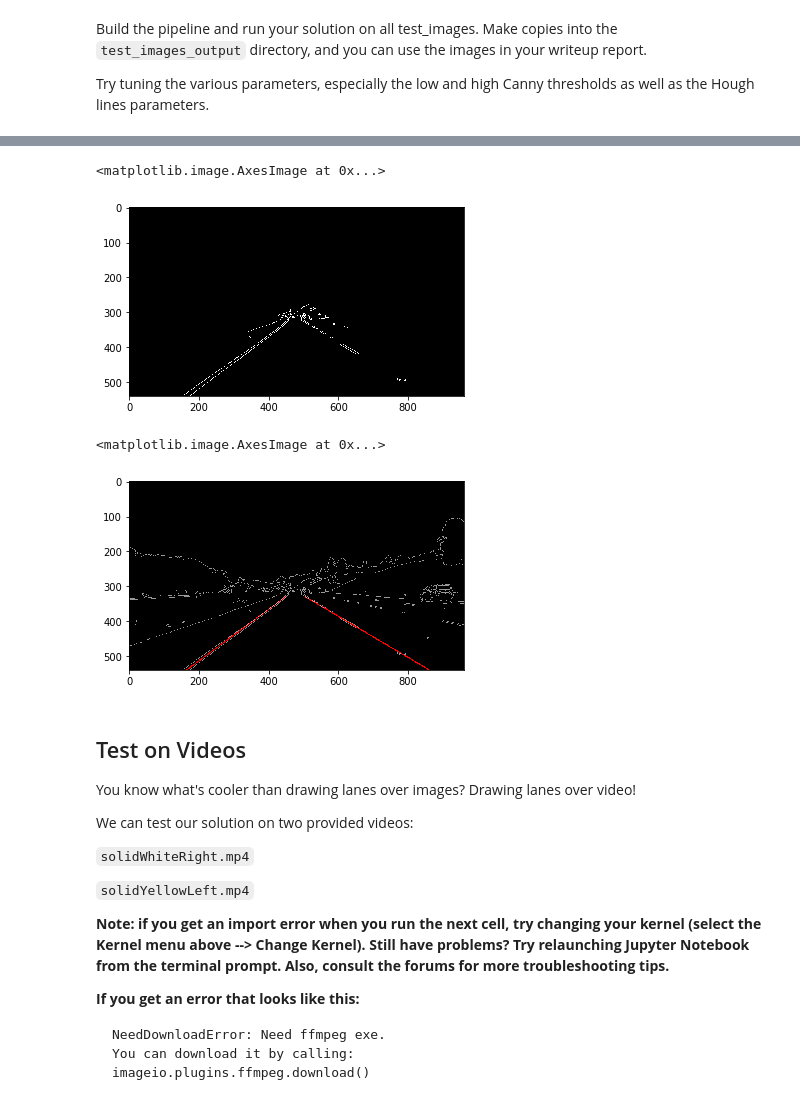
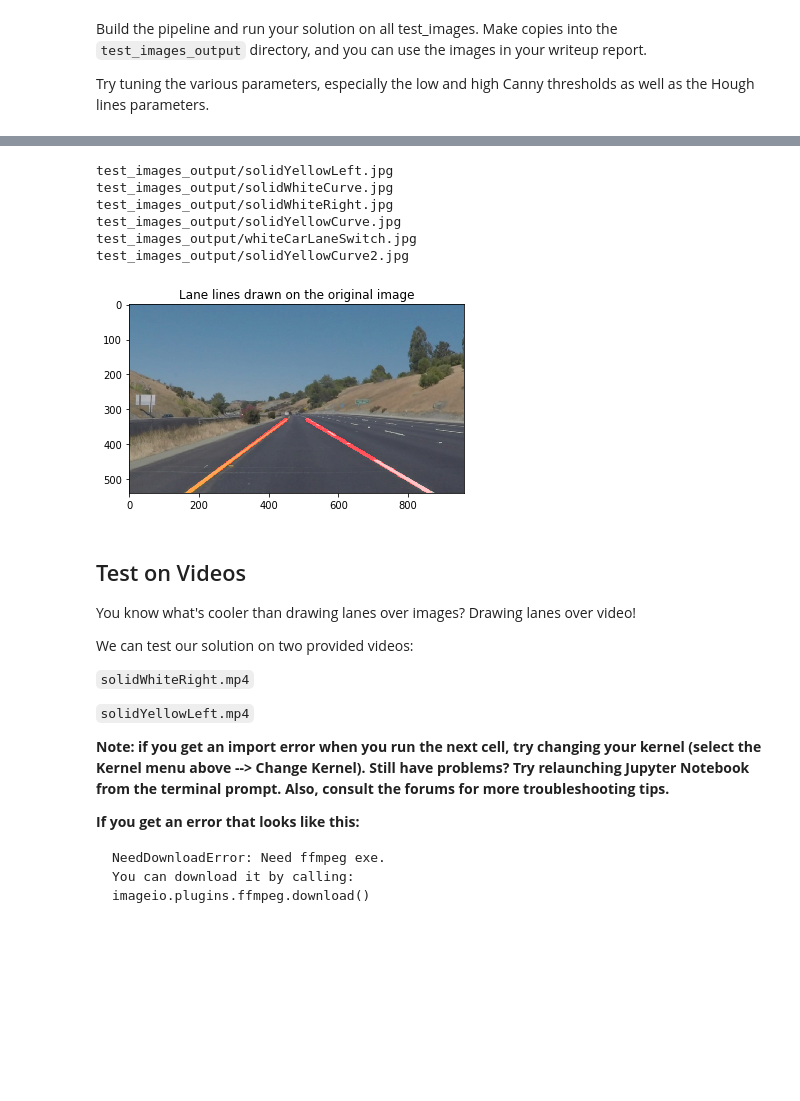
Before and after one commit to anichrome/SelfDrivingCarND-Finding-Lanes, a Jupyter notebook: P1.ipynb, the cells around one changed output, grey strips where cells are left out. Saved outputs shown, nothing was run; the diff lists cells and outputs as text; code cells hidden in the pictures; blank space fills up the shorter version.

Commit message:
write images to output folder

```diff
--- a/P1.ipynb
+++ b/P1.ipynb
@@ -49,10 +49,3 @@ import cv2
 %matplotlib inline
 # %% [markdown]
 ## Read in an Image
-# %%
-#reading in an image
-image = mpimg.imread('test_images/solidYellowCurve.jpg')
-
-#printing out some stats and plotting
-print('This image is:', type(image), 'with dimensions:', image.shape)
-plt.imshow(image)  # if you wanted to show a single color channel image called 'gray', for example, call as plt.imshow(gray, cmap='gray')
@@ -125,7 +114,7 @@ def region_of_interest(img, vertices):
     return masked_image
 
 
-def draw_lines(img, lines, color=[255, 0, 0], thickness=2):
+def draw_lines(img, lines, color=[255, 0, 0], thickness=10):
     """
     NOTE: this is the function you might want to use as a starting point once you want to
     average/extrapolate the line segments you detect to map out the full
@@ -196,7 +185,7 @@ def draw_lines(img, lines, color=[255, 0, 0], thickness=2):
 
     cv2.line(img, (int(x1Left), int(y1Left)), (int(x2Left), int(y2Left)), color, thickness)
     cv2.line(img, (int(x1Right), int(y1Right)), (int(x2Right), int(y2Right)), color, thickness)
-
+    return img
 
 def hough_lines(img, rho, theta, threshold, min_line_len, max_line_gap):
     """
@@ -206,12 +195,13 @@ def hough_lines(img, rho, theta, threshold, min_line_len, max_line_gap):
     """
     lines = cv2.HoughLinesP(img, rho, theta, threshold, np.array([]), minLineLength=min_line_len, maxLineGap=max_line_gap)
     line_img = np.zeros((img.shape[0], img.shape[1], 3), dtype=np.uint8)
-    draw_lines(line_img, lines)
-    return line_img
+    originalImageWithLines = draw_lines(line_img, lines)
+    return originalImageWithLines
 
 # Python 3 has support for cool math symbols.
 
-#def weighted_img(img, initial_img, α=0.8, β=1., γ=0.):
+def weighted_img(img, initial_img, alpha=0.8, beta=1., gamma=0.):
+
     """
     `img` is the output of the hough_lines(), An image with lines drawn on it.
     Should be a blank image (all black) with lines drawn on it.
@@ -223,7 +213,7 @@ def hough_lines(img, rho, theta, threshold, min_line_len, max_line_gap):
     initial_img * α + img * β + γ
     NOTE: initial_img and img must be the same shape!
     """
- #   return cv2.addWeighted(initial_img, α, img, β, γ)
+    return cv2.addWeighted(initial_img, alpha, img, beta, gamma)
 # %% [markdown]
 ## Test Images
 
@@ -277,26 +227,0 @@ This is the edge image
-# %%
-imshape = image.shape
-vertices = np.array([[(0,imshape[0]),(500, 270), (imshape[1], imshape[0]), (imshape[1],imshape[0])]], dtype=np.int32)
-maskedImage = region_of_interest(edgeImage, vertices)
-plt.imshow(maskedImage, cmap = plt.cm.gray)
-# %% [output]
-<matplotlib.image.AxesImage at 0x...>
-[figure, removed]
-# %%
-rho = 1
-theta = np.pi/180.0
-threshold = 5
-min_line_len = 35
-max_line_gap = 1
-
-imageCopyForLines = np.copy(image)*0
-lineImage = hough_lines(maskedImage, rho, theta, threshold, min_line_len, max_line_gap)
-
-color_edges = np.dstack((edgeImage, edgeImage, edgeImage))
-
-# Draw the lines on the edge image
-combo = cv2.addWeighted(color_edges, 0.6, lineImage, 1, 0)
-plt.imshow(combo)
-# %% [output]
-<matplotlib.image.AxesImage at 0x...>
-[figure, removed]
@@ -303,3 +265,27 @@ plt.imshow(combo)
+# %%
+import os
+listOfImages = os.listdir("test_images/")
+
+for image in listOfImages:
+    #reading in an image
+    inputImage = mpimg.imread('test_images/' + image)
+    plt.imshow(inputImage)  # if you wanted to show a single color channel image called 'gray', for example, call as plt.imshow(gray, cmap='gray')
+
+    imageWithLanesDrawn = laneDetectionPipeline(inputImage)
+
+    path = 'test_images_output/' + image
+    print path
+    plt.imshow(imageWithLanesDrawn)
+    plt.title('Lane lines drawn on the original image')
+    cv2.imwrite(path, imageWithLanesDrawn)
+# %% [output]
+test_images_output/solidYellowLeft.jpg
+test_images_output/solidWhiteCurve.jpg
+test_images_output/solidWhiteRight.jpg
+test_images_output/solidYellowCurve.jpg
+test_images_output/whiteCarLaneSwitch.jpg
+test_images_output/solidYellowCurve2.jpg
+[figure, added]
 # %% [markdown]
 ## Test on Videos
 
```
Also changed, not shown: parts of 9 cells of this notebook, 8 other files.
